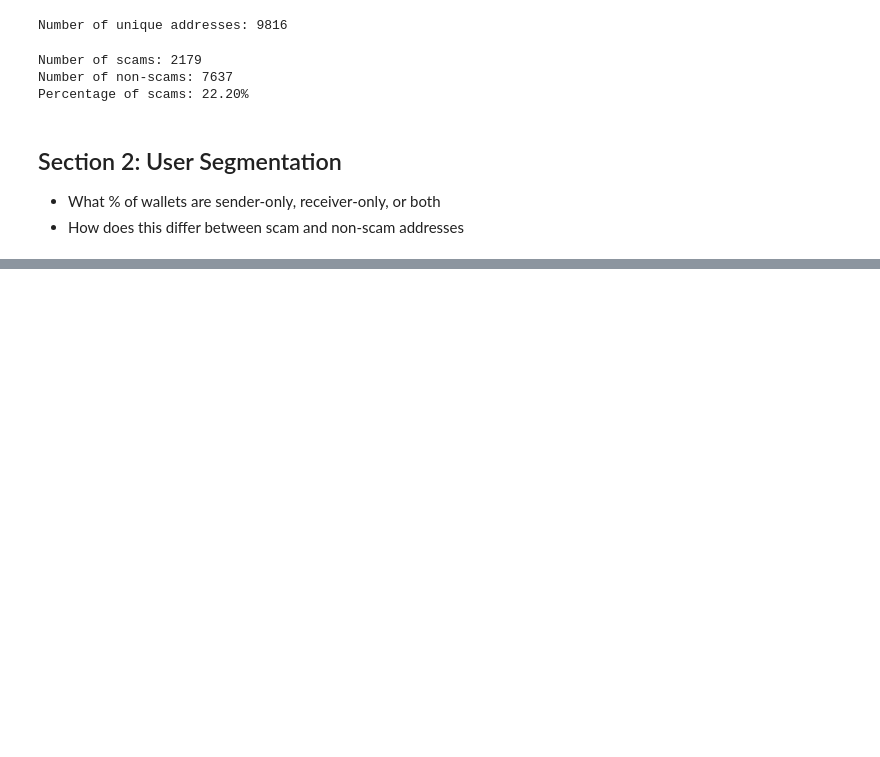
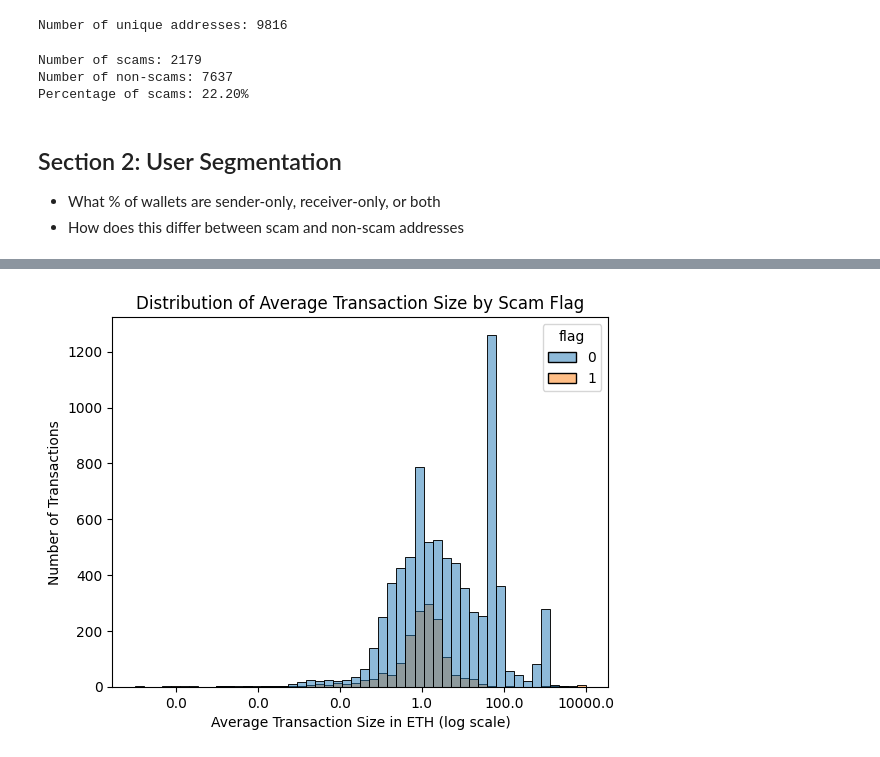
Before and after one commit to InsightsByIvy/Analysing-Scam-Patterns-in-Ethereum-Transactions, a Jupyter notebook: Notebooks/analysis.ipynb, the cells around one changed output, grey strips where cells are left out. Drawn from its saved outputs; the diff is of its cells as text; code cells hidden in the pictures; blank space fills up the shorter version.

```diff
--- a/Notebooks/analysis.ipynb
+++ b/Notebooks/analysis.ipynb
@@ -43,0 +83,24 @@ segmentation = {
+# %%
+df['total_value'] = df['total_ether_sent'] + df['total_ether_received']
+df['tx_count'] = df['sent_tnx'] + df['received_tnx']
+df['avg_tx_size'] = df['total_value'] / (df['tx_count'] + 1e-5)
+
+# Plot
+fig, ax = plt.subplots()
+sns.histplot(
+    data=df[df['avg_tx_size'].notna() & df['flag'].notna()],
+    x='avg_tx_size',
+    hue='flag',
+    bins=50,
+    log_scale=True,
+    ax=ax
+)
+
+# Format x-axis labels
+plt.gca().xaxis.set_major_formatter(ticker.FuncFormatter(lambda x, _: f'{x:.1f}'))
+ax.set_ylabel('Number of Transactions')
+plt.title('Distribution of Average Transaction Size by Scam Flag')
+plt.xlabel('Average Transaction Size in ETH (log scale)')
+plt.show()
+# %% [output]
+[figure, added]
```
Also changed, not shown: parts of 7 cells of this notebook, 1 other file.
